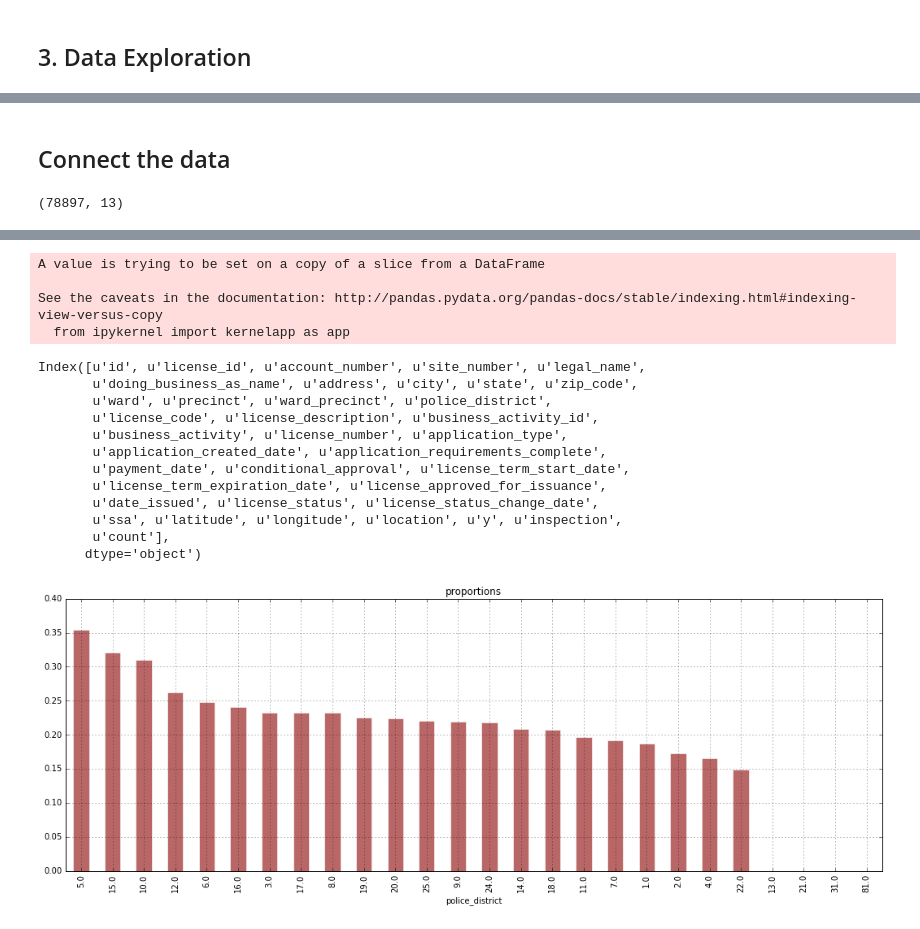
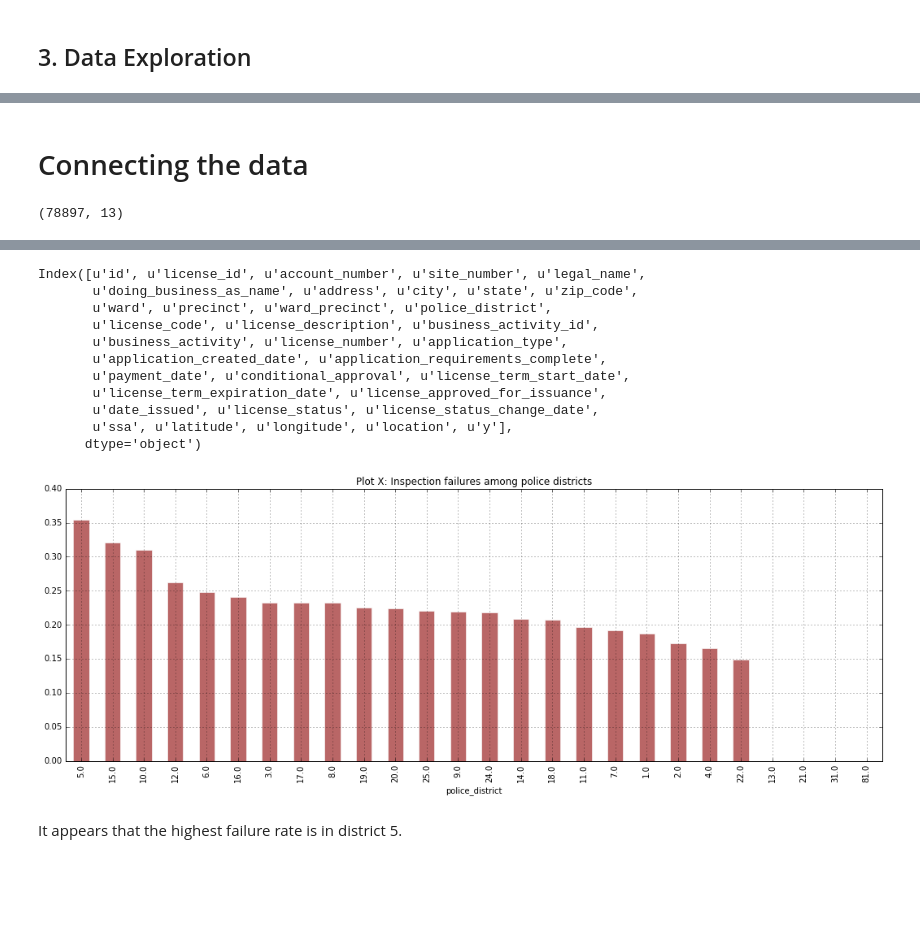
Before and after one commit to angelok1/cs109project, a Jupyter notebook: business-crime-sanitation.ipynb, the cells around one changed output, grey strips where cells are left out. Drawn from its saved outputs; the diff is of its cells as text; code cells hidden in the pictures; blank space fills up the shorter version.

```diff
--- a/business-crime-sanitation.ipynb
+++ b/business-crime-sanitation.ipynb
@@ -111,6 +138,7 @@ df_business['license_term_start_date'] =  pd.to_datetime(df_business['license_te
 df_business['license_term_expiration_date'] =  pd.to_datetime(df_business['license_term_expiration_date'], format='%m/%d/%Y')
 df_business['license_approved_for_issuance'] =  pd.to_datetime(df_business['license_approved_for_issuance'], format='%m/%d/%Y')
 df_business['date_issued'] =  pd.to_datetime(df_business['date_issued'], format='%m/%d/%Y')
+df_business['application_created_date'] =  pd.to_datetime(df_business['application_created_date'], format='%m/%d/%Y')
 
 # Filter
 df_business = df_business[~((df_business['application_type'] == 'C_CAPA') | (df_business['application_type'] == 'C_SBA'))]
@@ -292,5 +337,5 @@ bar_plot(df=df_sanitation, var_name='what_is_the_nature_of_this_code_violation?'
 # %% [markdown]
-## Connect the data
+# Connecting the data
 # %%
 df = pd.read_csv('Food_Inspections.csv')
 rest = df[df["Facility Type"] == "Restaurant"]
@@ -341,14 +386,6 @@ rest['license_id'] = rest['license_#']
 # %%
 # Left join
 df_merge = pd.merge(df_business, rest.loc[:, ['license_id', 'y']], how='left', on=['license_id', 'license_id'])
-# %%
-df_merge['inspection'] = 0
-df_merge['inspection'][((df_merge['y'] == 1) | (df_merge['y'] == 0))] = 1
-# %% [output]
-A value is trying to be set on a copy of a slice from a DataFrame
-
-See the caveats in the documentation: http://pandas.pydata.org/pandas-docs/stable/indexing.html#indexing-view-versus-copy
-  from ipykernel import kernelapp as app
 # %%
 df_merge.columns
 # %% [output]
@@ -361,20 +398,24 @@ Index([u'﻿id', u'license_id', u'account_number', u'site_number', u'legal_name'
        u'payment_date', u'conditional_approval', u'license_term_start_date',
        u'license_term_expiration_date', u'license_approved_for_issuance',
        u'date_issued', u'license_status', u'license_status_change_date',
-       u'ssa', u'latitude', u'longitude', u'location', u'y', u'inspection',
-       u'count'],
+       u'ssa', u'latitude', u'longitude', u'location', u'y'],
       dtype='object')
+# %%
+df_merge['inspection'] = 0
+df_merge.loc[((df_merge['y'] == 1) | (df_merge['y'] == 0)), 'inspection'] = 1
 # %%
 # Group by
 df_merge['count'] = 1
 group = df_merge.groupby('police_district')
 group = group.sum()
 group['prop'] = group['y'] / group['inspection']
 group = group.sort_values('prop', ascending=False)
 group = group['prop']
 
 # Plot
-plt = group.plot(kind='bar', color='darkred', alpha=0.6, edgecolor='white', title='proportions', figsize=(18, 6))
+plt = group.plot(kind='bar', color='darkred', alpha=0.6, edgecolor='white', title='Plot X: Inspection failures among police districts', figsize=(18, 6))
 plt.grid()
 # %% [output]
-[figure, old version]
+[figure, new version]
+# %% [markdown]
+It appears that the highest failure rate is in district 5.
```
Also changed, not shown: parts of 32 cells of this notebook, 3 other files.
